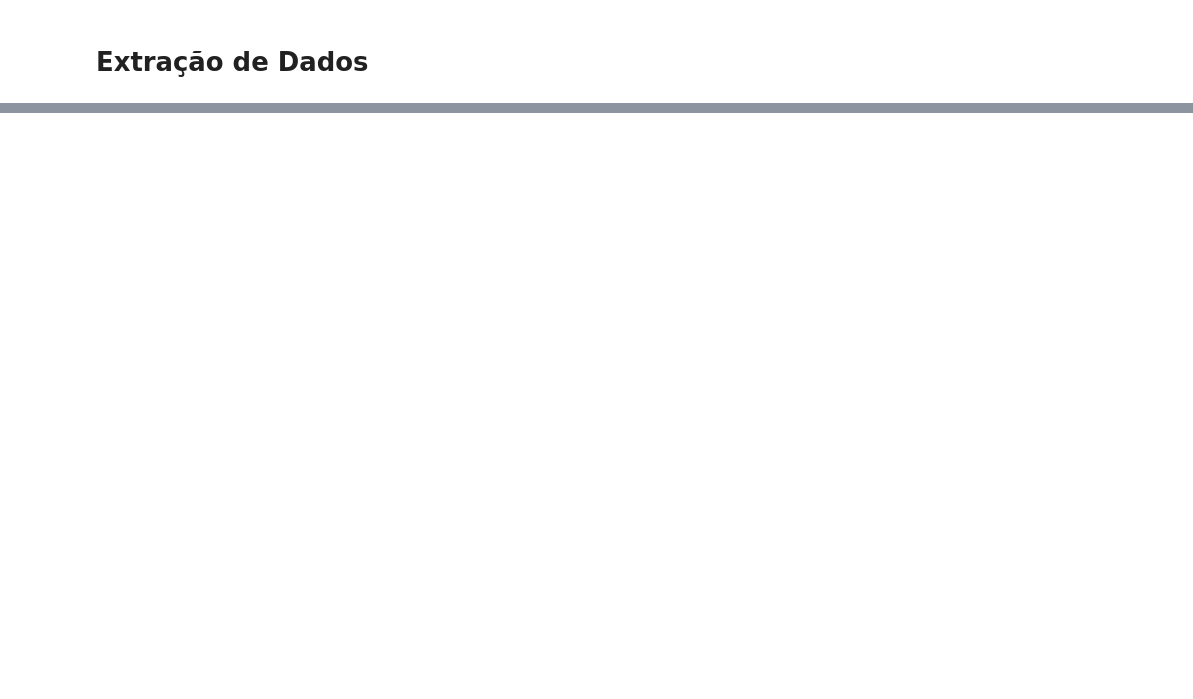
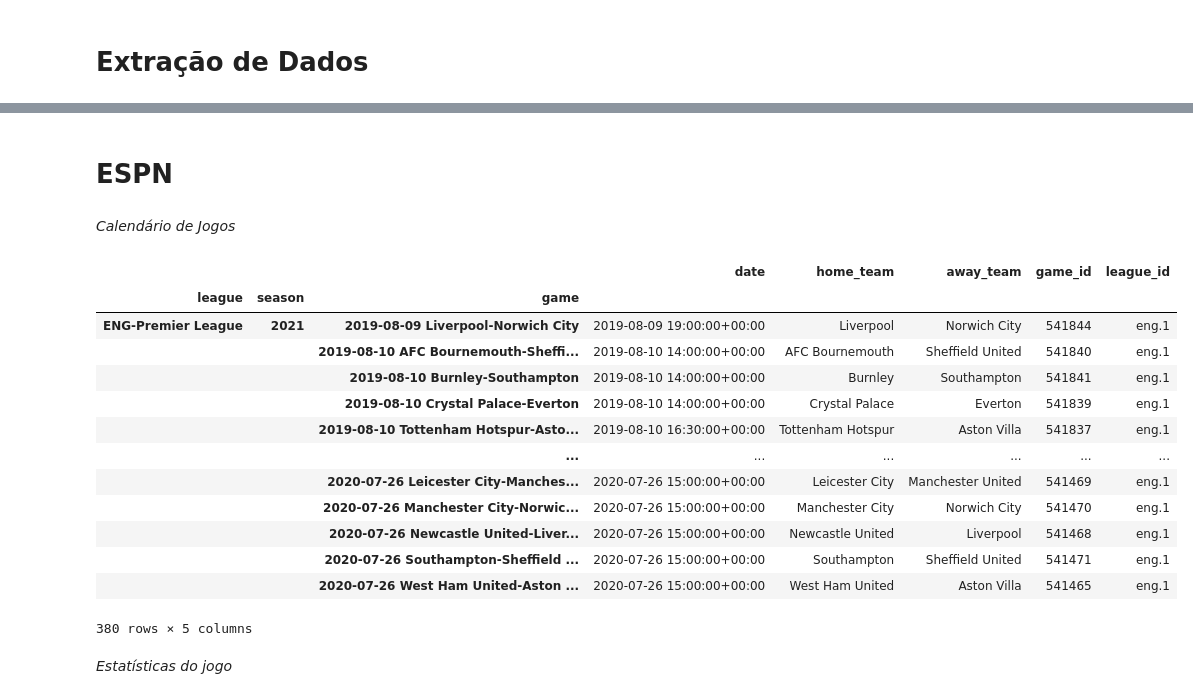
Before and after one commit to rphl15/Programacao_Basica, a Jupyter notebook: soccerdata_aprendizado.ipynb, the cells around one changed output, grey strips where cells are left out. Drawn from its saved outputs; the diff is of its cells as text; code cells hidden in the pictures; blank space fills up the shorter version.

```diff
--- a/soccerdata_aprendizado.ipynb
+++ b/soccerdata_aprendizado.ipynb
@@ -30,0 +127,29 @@ Making [chromedriver.exe 148.0.7778.178] executable ...
+# %% [markdown]
+# ESPN
+# %%
+# Definindo Liga e Temporada
+espn = sd.ESPN(leagues = "ENG-Premier League", seasons=2021)
+print(espn.__doc__)
+# %% [markdown]
+*Calendário de Jogos*
+# %%
+# Calendário da temporada inteira
+epl_schedule = espn.read_schedule()
+epl_schedule
+# %% [output]
+|  |  |  | date | home_team | away_team | game_id | league_id |
+| league | season | game |  |  |  |  |  |
+| ENG-Premier League | 2021 | 2019-08-09 Liverpool-Norwich City | 2019-08-09 19:00:00+00:00 | Liverpool | Norwich City | 541844 | eng.1 |
+|  |  | 2019-08-10 AFC Bournemouth-Sheffi... | 2019-08-10 14:00:00+00:00 | AFC Bournemouth | Sheffield United | 541840 | eng.1 |
+|  |  | 2019-08-10 Burnley-Southampton | 2019-08-10 14:00:00+00:00 | Burnley | Southampton | 541841 | eng.1 |
+|  |  | 2019-08-10 Crystal Palace-Everton | 2019-08-10 14:00:00+00:00 | Crystal Palace | Everton | 541839 | eng.1 |
+|  |  | 2019-08-10 Tottenham Hotspur-Asto... | 2019-08-10 16:30:00+00:00 | Tottenham Hotspur | Aston Villa | 541837 | eng.1 |
+|  |  | ... | ... | ... | ... | ... | ... |
+|  |  | 2020-07-26 Leicester City-Manches... | 2020-07-26 15:00:00+00:00 | Leicester City | Manchester United | 541469 | eng.1 |
+|  |  | 2020-07-26 Manchester City-Norwic... | 2020-07-26 15:00:00+00:00 | Manchester City | Norwich City | 541470 | eng.1 |
+|  |  | 2020-07-26 Newcastle United-Liver... | 2020-07-26 15:00:00+00:00 | Newcastle United | Liverpool | 541468 | eng.1 |
+|  |  | 2020-07-26 Southampton-Sheffield ... | 2020-07-26 15:00:00+00:00 | Southampton | Sheffield United | 541471 | eng.1 |
+|  |  | 2020-07-26 West Ham United-Aston ... | 2020-07-26 15:00:00+00:00 | West Ham United | Aston Villa | 541465 | eng.1 |
+380 rows × 5 columns
+# %% [markdown]
+*Estatísticas do jogo*
```
Also changed, not shown: parts of 29 cells of this notebook.
